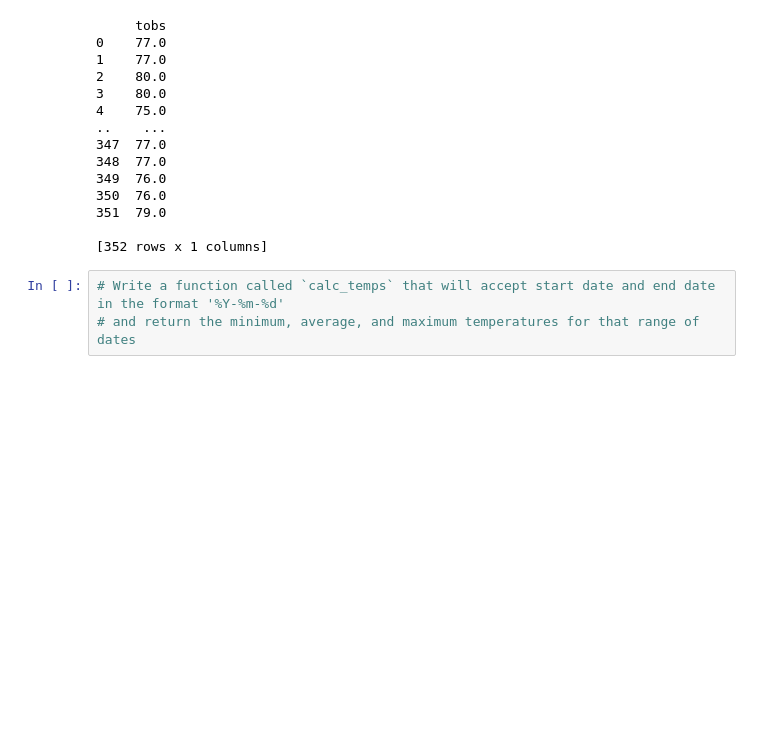
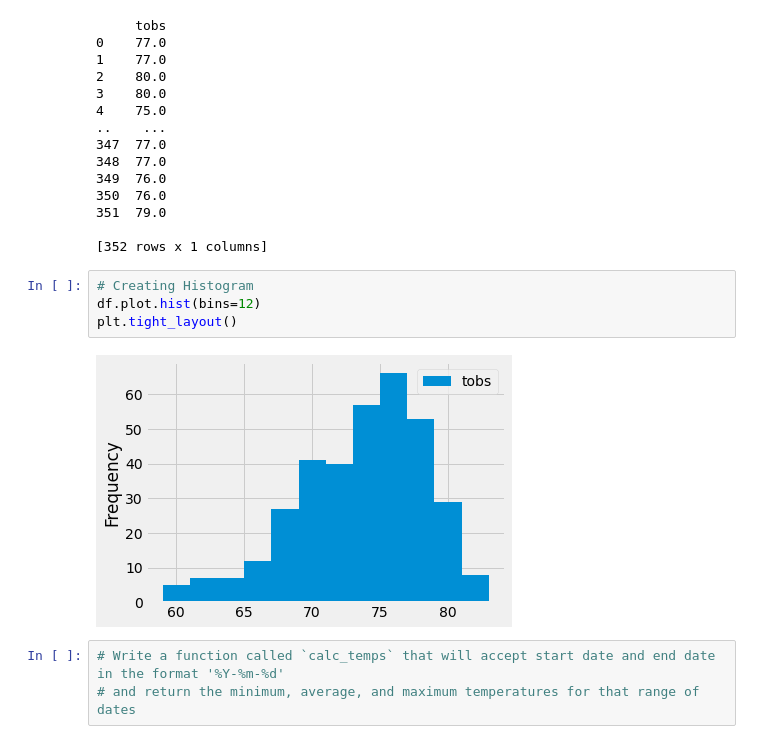
Before and after one commit to nigelrowser/surfs_up, a Jupyter notebook: climate_analysis.ipynb, the cells around one changed output. Saved outputs shown, nothing was run; the diff lists cells and outputs as text; blank space fills up the shorter version.

```diff
--- a/climate_analysis.ipynb
+++ b/climate_analysis.ipynb
@@ -174,6 +174,12 @@ print(df)
 351  79.0
 
 [352 rows x 1 columns]
+# %%
+# Creating Histogram
+df.plot.hist(bins=12)
+plt.tight_layout()
+# %% [output]
+[figure, added]
 # %%
 # Write a function called `calc_temps` that will accept start date and end date in the format '%Y-%m-%d'
 # and return the minimum, average, and maximum temperatures for that range of dates
```
